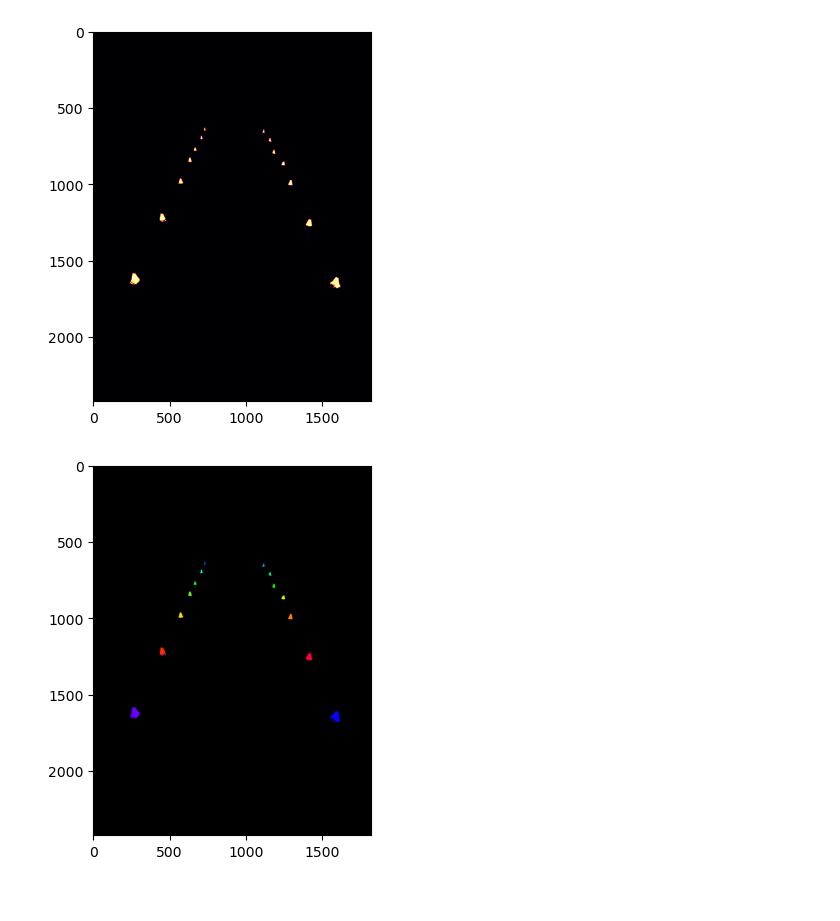
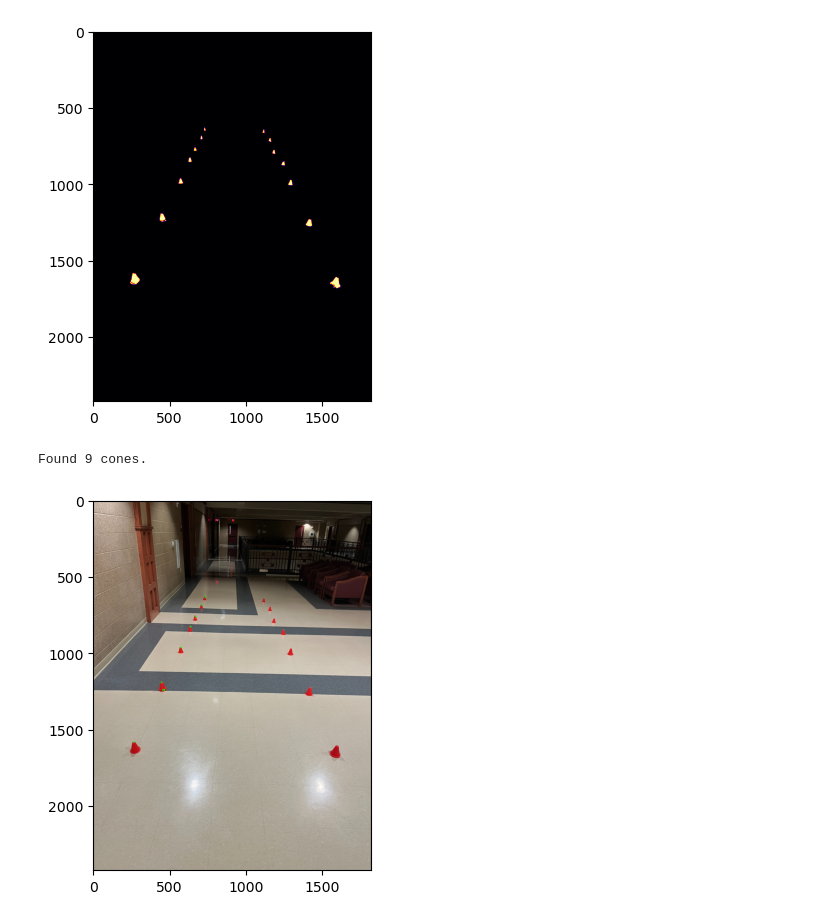
Before and after one commit to residualentropy/CodingChallenges, a Jupyter notebook: perception/Dev.ipynb, the cells around one changed output. Saved outputs shown, nothing was run; the diff lists cells and outputs as text; code cells hidden in the pictures.

```diff
--- a/perception/Dev.ipynb
+++ b/perception/Dev.ipynb
@@ -51,8 +51,49 @@ imdisp(mask, cmap='inferno')
 # %% [output]
 [figure]
 # %%
-# Now, we're going to split it into it's connected components
-_, components = cv2.connectedComponents(mask)
-imdisp_components(components)
+# First, we'll create an array to keep track
+# fo the row above the one we're currently working
+# with
+row_size = mask[0].size
+row_above = np.zeros(row_size, dtype=np.bool_)
+# Of course, we'll need to keep track of the locations
+# of the tips of the cones too, since that's the whole
+# point of this segment
+cones = []
+# Now, we're going to loop through each row
+for row_i, row in enumerate(mask):
+    # Now we need to keep track of whether we've seen
+    # a set pixel to the left of us or not (this is
+    # kind of like the column analog of row_above)
+    set_before = False
+    # We'll also need to keep track of whether we've
+    # rejected the fact that this is a new cone, which
+    # occurs when it matches up with a set pixel above
+    reject_new = False
+    # Now, we'll loop through every index in the row
+    for i in range(row_size):
+        if row[i] and not set_before:
+            # We found what might be the start of a
+            # new cone
+            set_before = True
+            reject_new = False
+        elif set_before and row[i] and row_above[i]:
+            # Never mind, the potential cone exists
+            # above us and is one we've already seen
+            reject_new = True
+        elif set_before and not row[i] and not reject_new:
+            # We found the end of a truly new cone
+            set_before = False
+            cones.append((i, row_i))
+    # Don't forget to update row_above
+    row_above = row
+# Let's see how many cones we found
+print(f"Found {len(cones)} cones.")
+# Now, let's draw them on our image
+img_with_cones = img.copy()
+for coords in cones:
+    cv2.circle(img_with_cones, coords, 5, (0, 255, 0), -1)
+imdisp(img_with_cones)
 # %% [output]
+Found 9 cones.
-[figure, old version]
+[figure, new version]
```
Also changed, not shown: parts of 1 cell of this notebook.
